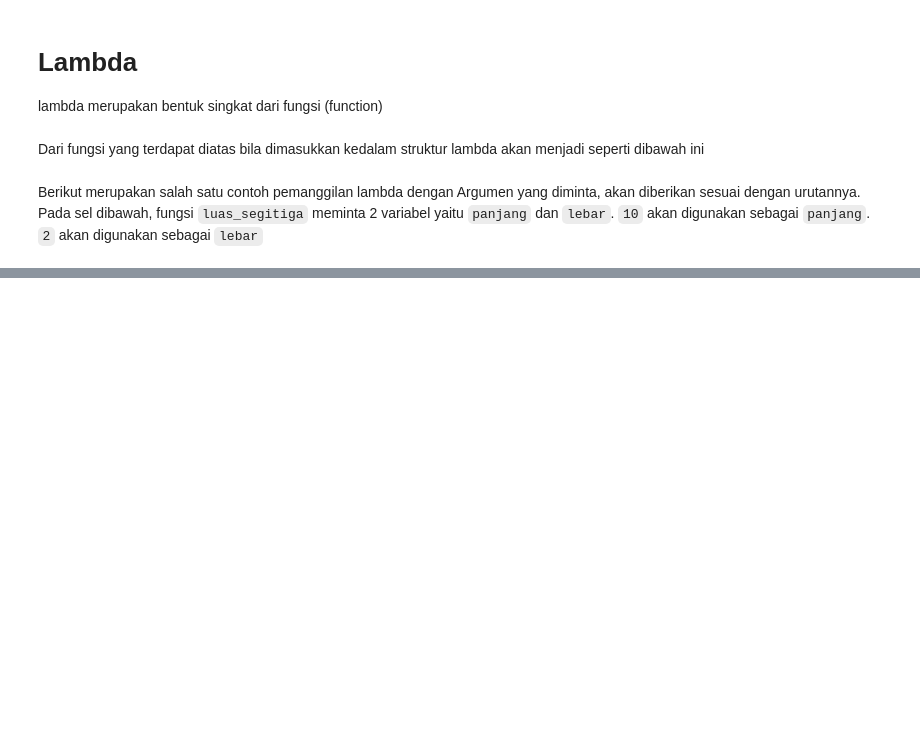
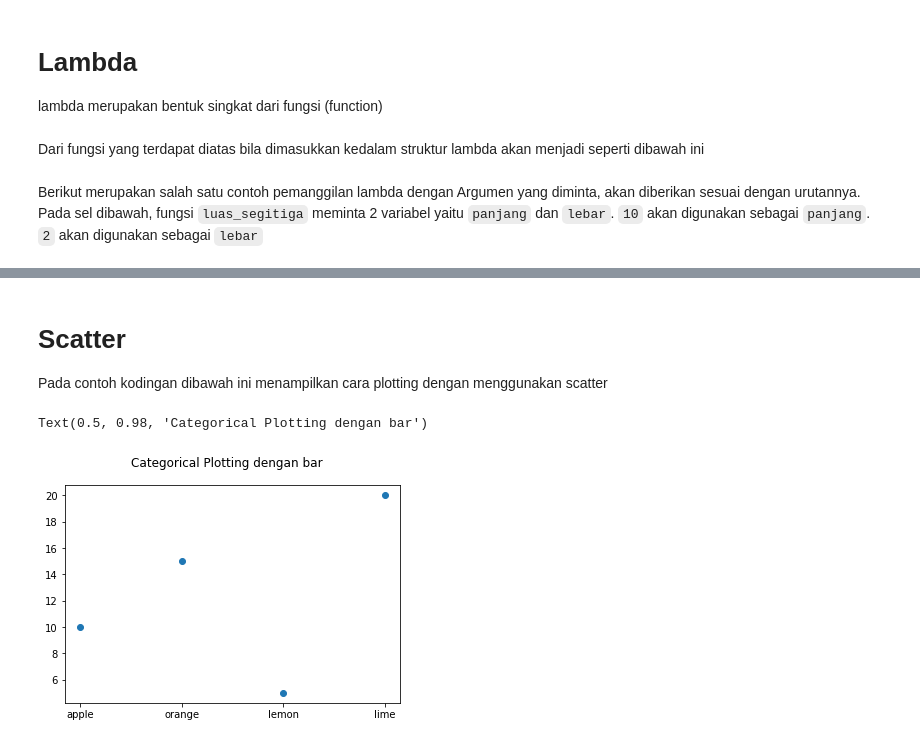
Before and after one commit to SamuelBenedix/WorkshopFKIP, a Jupyter notebook: Day 3 Module.ipynb, the cells around one changed output, grey strips where cells are left out. Cells and saved outputs as stored; diff of their text form; code cells hidden in the pictures; blank space fills up the shorter version.

```diff
--- a/Day 3 Module.ipynb
+++ b/Day 3 Module.ipynb
@@ -487,0 +661,10 @@ Untuk penulisan tipe data tuple, penulisannya diapit dengan tanda (). Dan untuk
+# %% [markdown]
+# Scatter
+Pada contoh kodingan dibawah ini menampilkan cara plotting dengan menggunakan scatter
+# %%
+fig, axs = plt.subplots()
+axs.scatter(names, values)
+fig.suptitle('Categorical Plotting dengan bar')
+# %% [output]
+Text(0.5, 0.98, 'Categorical Plotting dengan bar')
+[figure, added]
```
Also changed, not shown: parts of 49 cells of this notebook.
